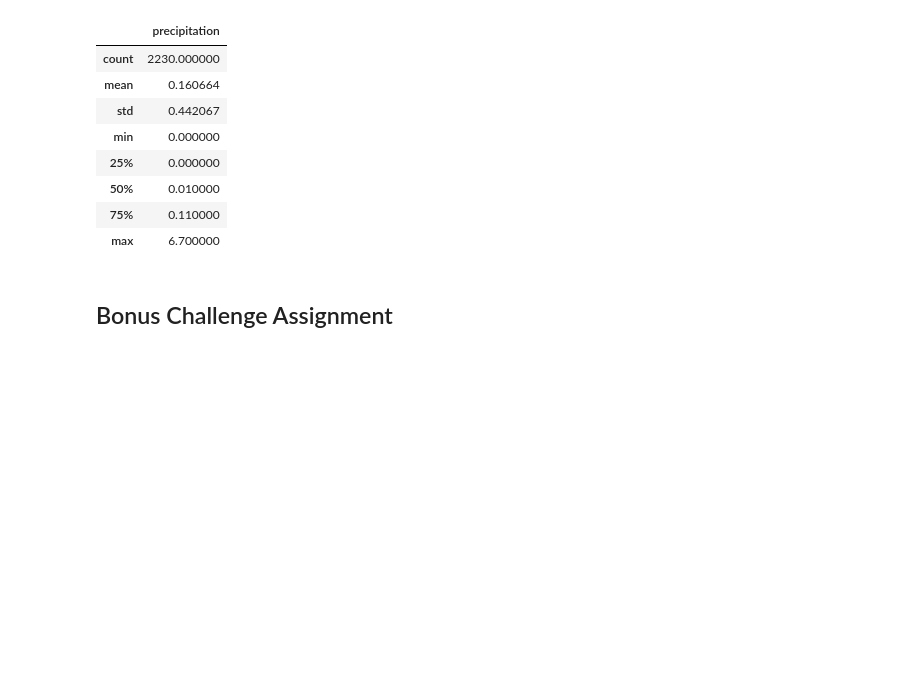
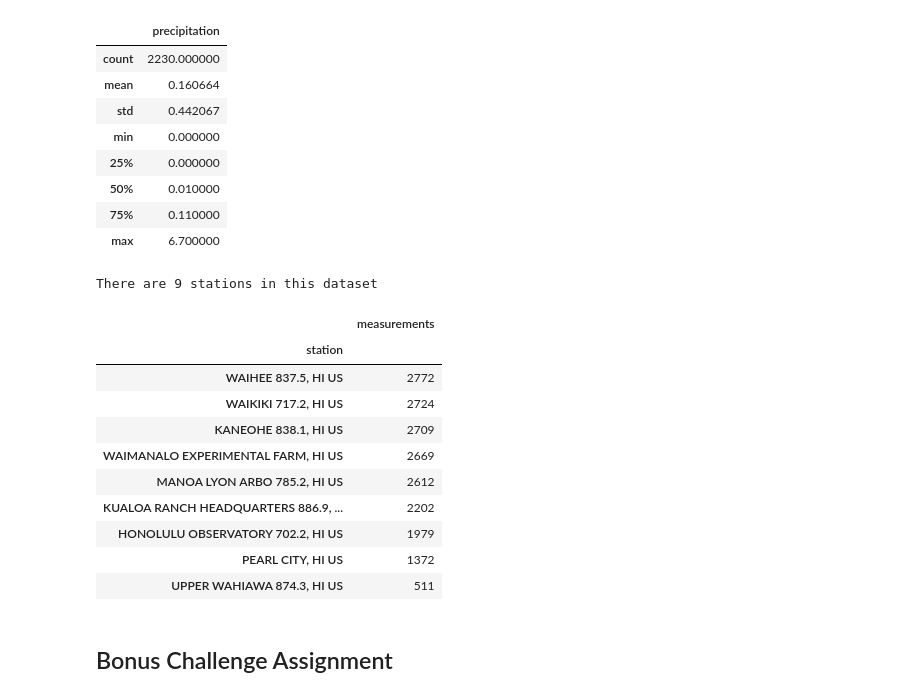
Before and after one commit to ConnorHz/HawaiianClimateAnalysis, a Jupyter notebook: climate_starter.ipynb, the cells around one changed output. Cells and saved outputs as stored; diff of their text form; code cells hidden in the pictures; blank space fills up the shorter version.

Commit message:
updating station analysis

```diff
--- a/climate_starter.ipynb
+++ b/climate_starter.ipynb
@@ -79,3 +79,7 @@ df_prev_year_prcp.describe()
 | max | 6.700000 |
 # %%
 # Design a query to show how many stations are available in this dataset?
+total_stations = session.query(func.count(station.c.id)).first()[0]
+print(f'There are {total_stations} stations in this dataset')
+# %% [output]
+There are 9 stations in this dataset
@@ -85,3 +86,25 @@ df_prev_year_prcp.describe()
+# %%
+# What are the most active stations? (i.e. what stations have the most rows)?
+stations = session.query(station.c.name, func.count(measurement.c.station)).\
+    filter(station.c.station == measurement.c.station).\
+    group_by(station.c.name).all()
+
+df_stations = pd.DataFrame(stations, columns=['station', 'measurements'])
+df_stations.set_index('station', inplace=True)
+df_stations.sort_values(by='measurements', ascending=False, inplace=True)
+df_stations.head(total_stations)
+# %% [output]
+|  | measurements |
+| station |  |
+| WAIHEE 837.5, HI US | 2772 |
+| WAIKIKI 717.2, HI US | 2724 |
+| KANEOHE 838.1, HI US | 2709 |
+| WAIMANALO EXPERIMENTAL FARM, HI US | 2669 |
+| MANOA LYON ARBO 785.2, HI US | 2612 |
+| KUALOA RANCH HEADQUARTERS 886.9, ... | 2202 |
+| HONOLULU OBSERVATORY 702.2, HI US | 1979 |
+| PEARL CITY, HI US | 1372 |
+| UPPER WAHIAWA 874.3, HI US | 511 |
 # %%
 # Using the station id from the previous query, calculate the lowest temperature recorded,
 # highest temperature recorded, and average temperature of the most active station?
```
Also changed, not shown: parts of 1 cell of this notebook.
